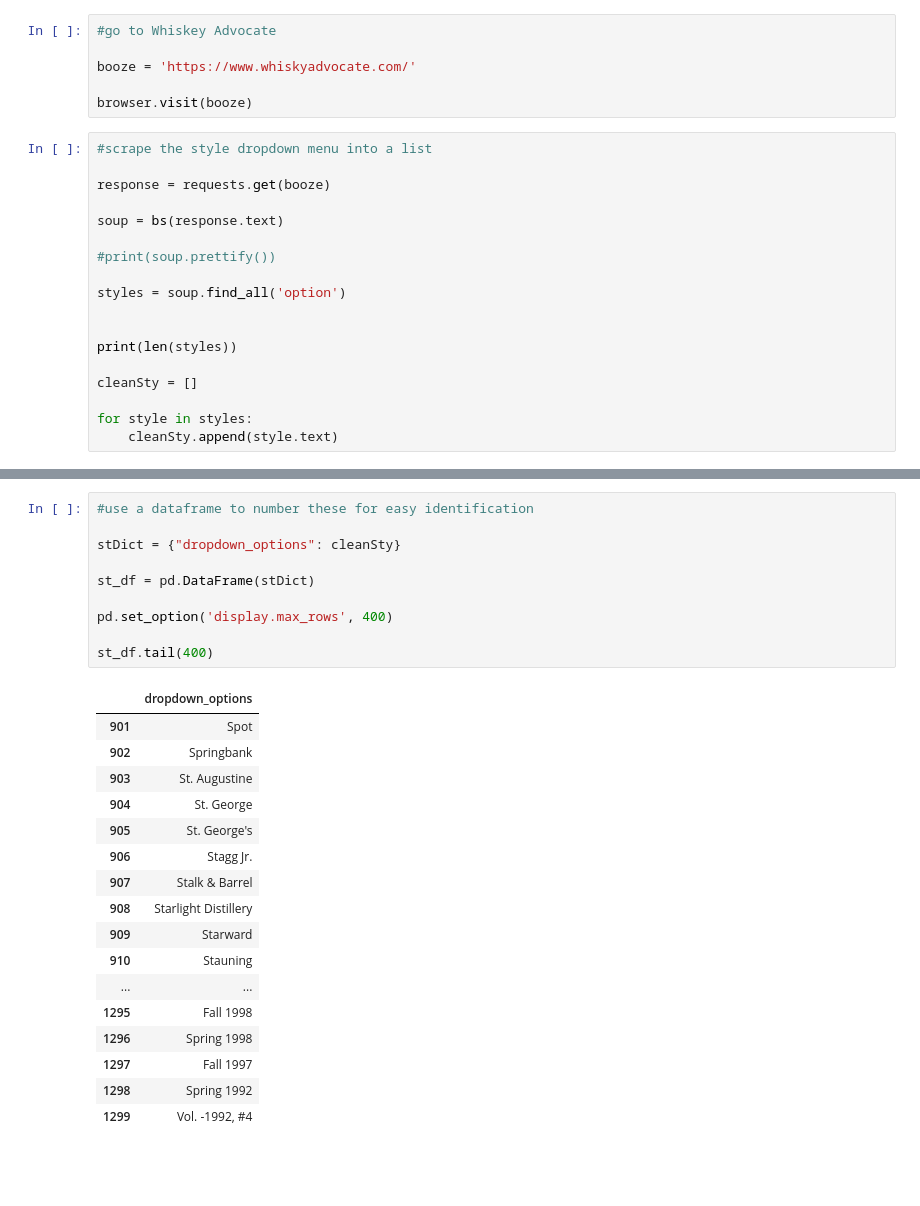
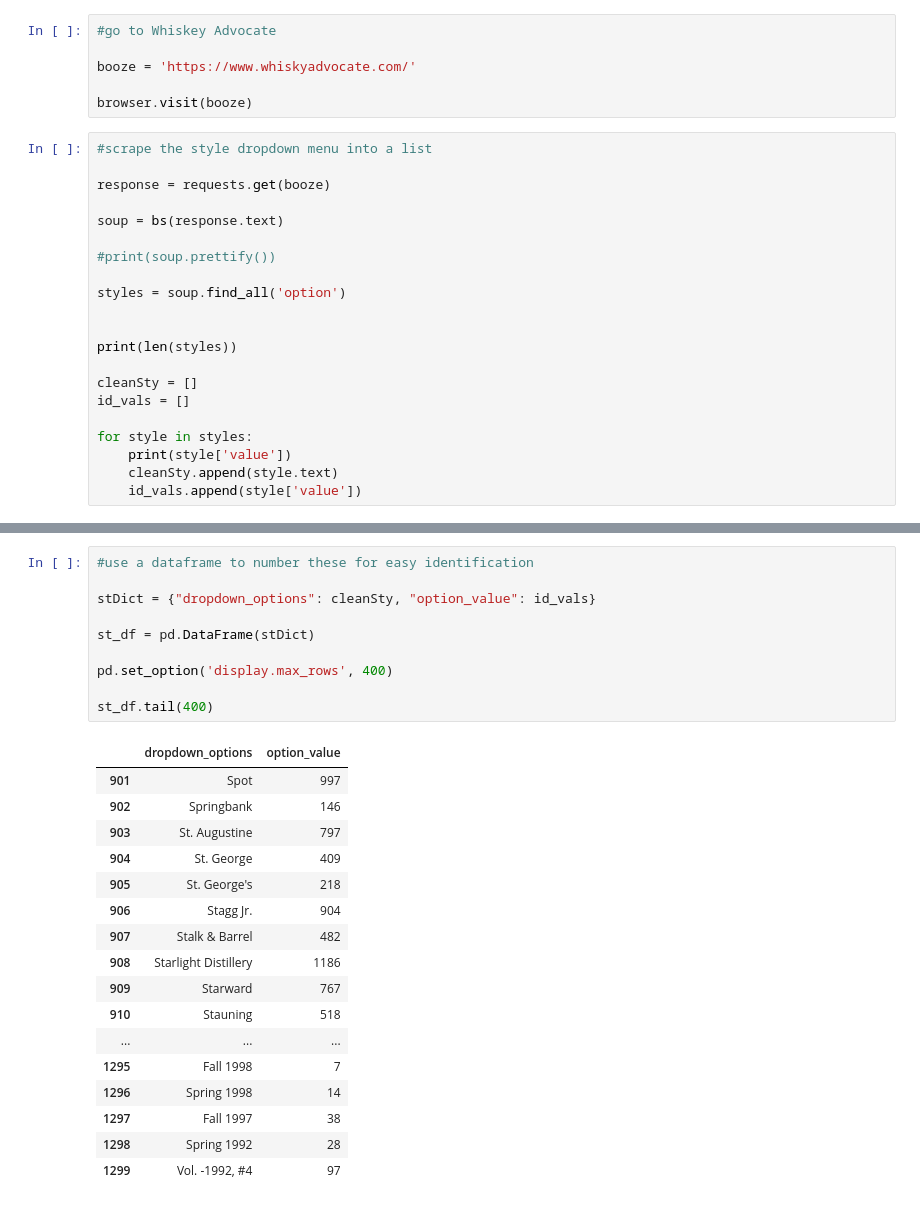
Before and after one commit to gspahlin/WhiskyAdvocate_ETL, a Jupyter notebook: whiskey_scraper.ipynb, the cells around one changed output, grey strips where cells are left out. Drawn from its saved outputs; the diff is of its cells as text; blank space fills up the shorter version.

Commit message:
scraped id values for url and added to list

```diff
--- a/whiskey_scraper.ipynb
+++ b/whiskey_scraper.ipynb
@@ -41,8 +41,11 @@ styles = soup.find_all('option')
 print(len(styles))
 
 cleanSty = []
+id_vals = []
 
 for style in styles:
+    print(style['value'])
     cleanSty.append(style.text)
+    id_vals.append(style['value'])
 # %% [output]
 1301
@@ -49,30 +68,30 @@ for style in styles:
 # %%
 #use a dataframe to number these for easy identification
 
-stDict = {"dropdown_options": cleanSty}
+stDict = {"dropdown_options": cleanSty, "option_value": id_vals}
 
 st_df = pd.DataFrame(stDict)
 
 pd.set_option('display.max_rows', 400)
 
 st_df.tail(400)
 # %% [output]
-|  | dropdown_options |
-| 901 | Spot |
-| 902 | Springbank |
-| 903 | St. Augustine |
-| 904 | St. George |
-| 905 | St. George's |
-| 906 | Stagg Jr. |
-| 907 | Stalk & Barrel |
-| 908 | Starlight Distillery |
-| 909 | Starward |
-| 910 | Stauning |
-| ... | ... |
-| 1295 | Fall 1998 |
-| 1296 | Spring 1998 |
-| 1297 | Fall 1997 |
-| 1298 | Spring 1992 |
-| 1299 | Vol. -1992, #4 |
+|  | dropdown_options | option_value |
+| 901 | Spot | 997 |
+| 902 | Springbank | 146 |
+| 903 | St. Augustine | 797 |
+| 904 | St. George | 409 |
+| 905 | St. George's | 218 |
+| 906 | Stagg Jr. | 904 |
+| 907 | Stalk & Barrel | 482 |
+| 908 | Starlight Distillery | 1186 |
+| 909 | Starward | 767 |
+| 910 | Stauning | 518 |
+| ... | ... | ... |
+| 1295 | Fall 1998 | 7 |
+| 1296 | Spring 1998 | 14 |
+| 1297 | Fall 1997 | 38 |
+| 1298 | Spring 1992 | 28 |
+| 1299 | Vol. -1992, #4 | 97 |
 # %%
 #cut the list down to just the relevant values
```
Also changed, not shown: parts of 3 cells of this notebook.
